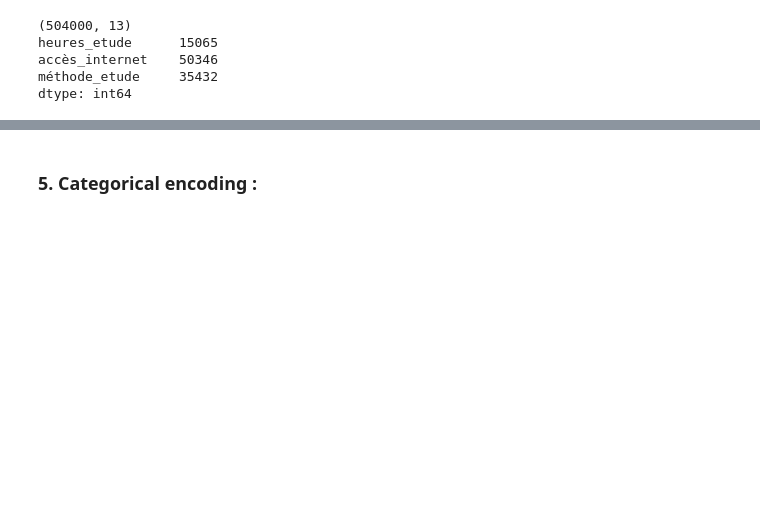
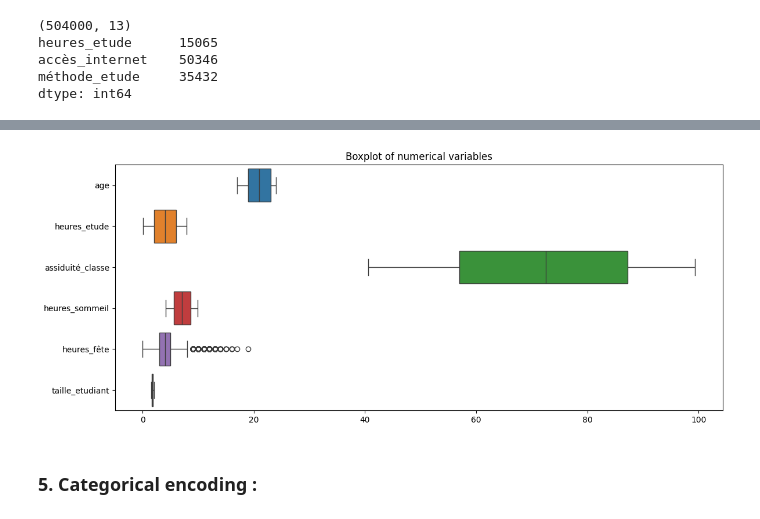
Before and after one commit to Muten-Roshi-Sama/MachineLearningLabs_4eiai40, a Jupyter notebook: Project2026/failure_prediction.ipynb, the cells around one changed output, grey strips where cells are left out. Drawn from its saved outputs; the diff is of its cells as text; code cells hidden in the pictures; blank space fills up the shorter version.

```diff
--- a/Project2026/failure_prediction.ipynb
+++ b/Project2026/failure_prediction.ipynb
@@ -591,7 +569,9 @@ def encode_for_model(train_df, valid_df):
     return X_train_enc, X_valid_enc
 
 def impute_dataframe(train_df, valid_df):
-    """Median for numeric columns, most-frequent for categorical columns."""
+    """Median for numeric columns, most-frequent for categorical columns.
+        -> this is a custom function similar to SimpleImputer.
+    """
     train_df = train_df.copy()
     valid_df = valid_df.copy()
 
@@ -700 +689,5 @@ For this dataset, simple imputation is a stronger choice than dropping the colum
+# %%
+# our choice of imputed values that will be used for the next steps
+# approach3_X_train, approach3_X_valid = flag_X_train_enc, flag_X_valid_enc
+approach3_X_train, approach3_X_valid = imputed_X_train_plus, imputed_X_valid_plus
 # %% [markdown]
@@ -702,2 +710,11 @@ For this dataset, simple imputation is a stronger choice than dropping the colum
+# %%
+# small outlier check for numerical variables
+plt.figure(figsize=(12, 5))
+sns.boxplot(data=approach3_X_train[numerical_cols], orient="h")
+plt.title("Boxplot of numerical variables")
+plt.tight_layout()
+plt.show()
+# %% [output]
+[figure, added]
 # %% [markdown]
 ### 5. Categorical encoding :
```
Also changed, not shown: parts of 32 cells of this notebook.
